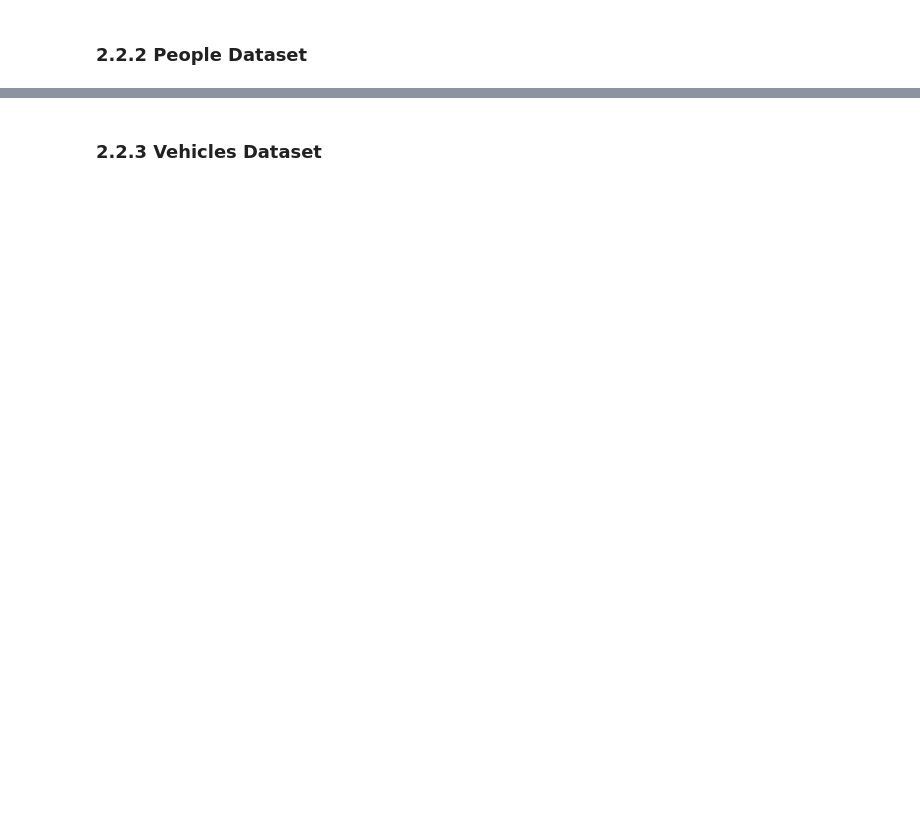
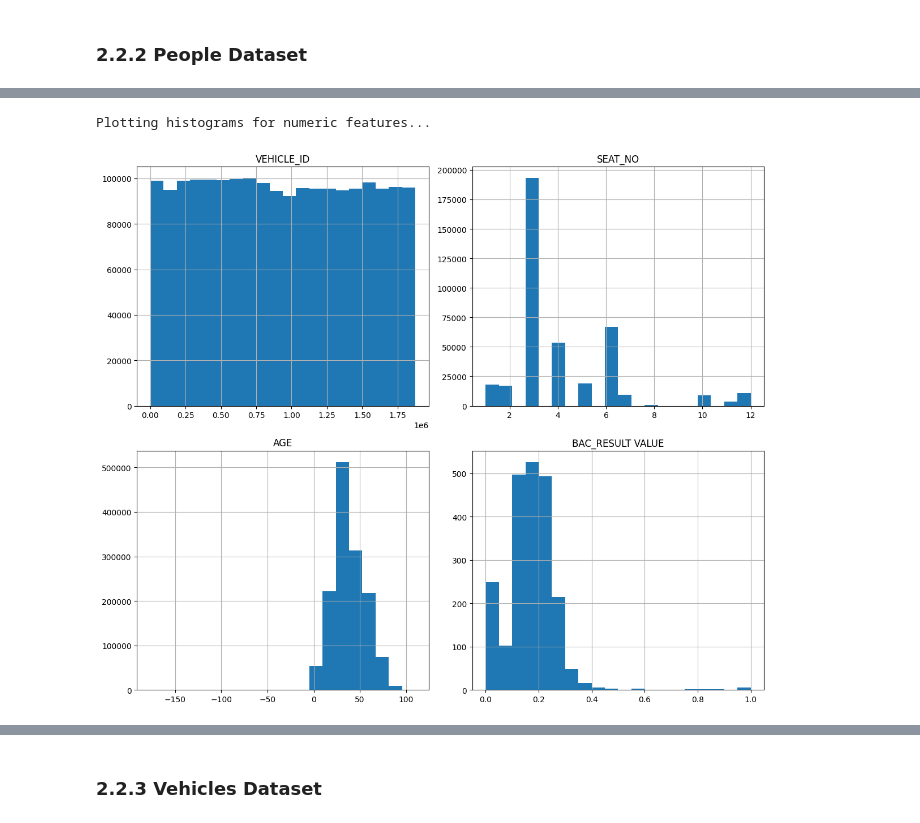
Before and after one commit to ckucewicz/traffic_crash_prediction, a Jupyter notebook: notebook.ipynb, the cells around one changed output, grey strips where cells are left out. Saved outputs shown, nothing was run; the diff lists cells and outputs as text; code cells hidden in the pictures; blank space fills up the shorter version.

```diff
--- a/notebook.ipynb
+++ b/notebook.ipynb
@@ -351,0 +432,5 @@ Latest CRASH_DATE: 2024-12-14 00:08:00
+# %%
+plot_histograms(people_df)
+# %% [output]
+Plotting histograms for numeric features...
+[figure, added]
```
Also changed, not shown: parts of 42 cells of this notebook.
